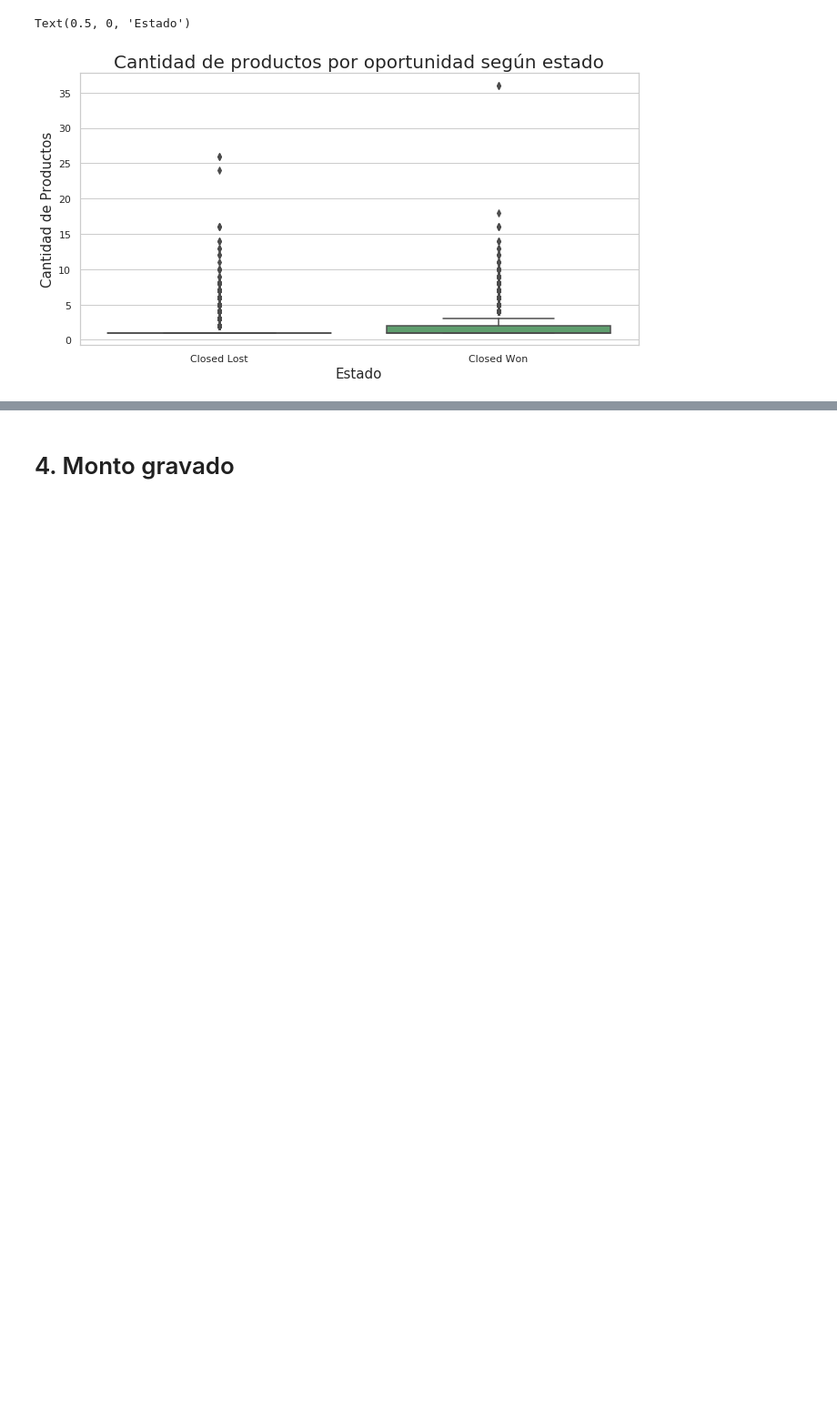
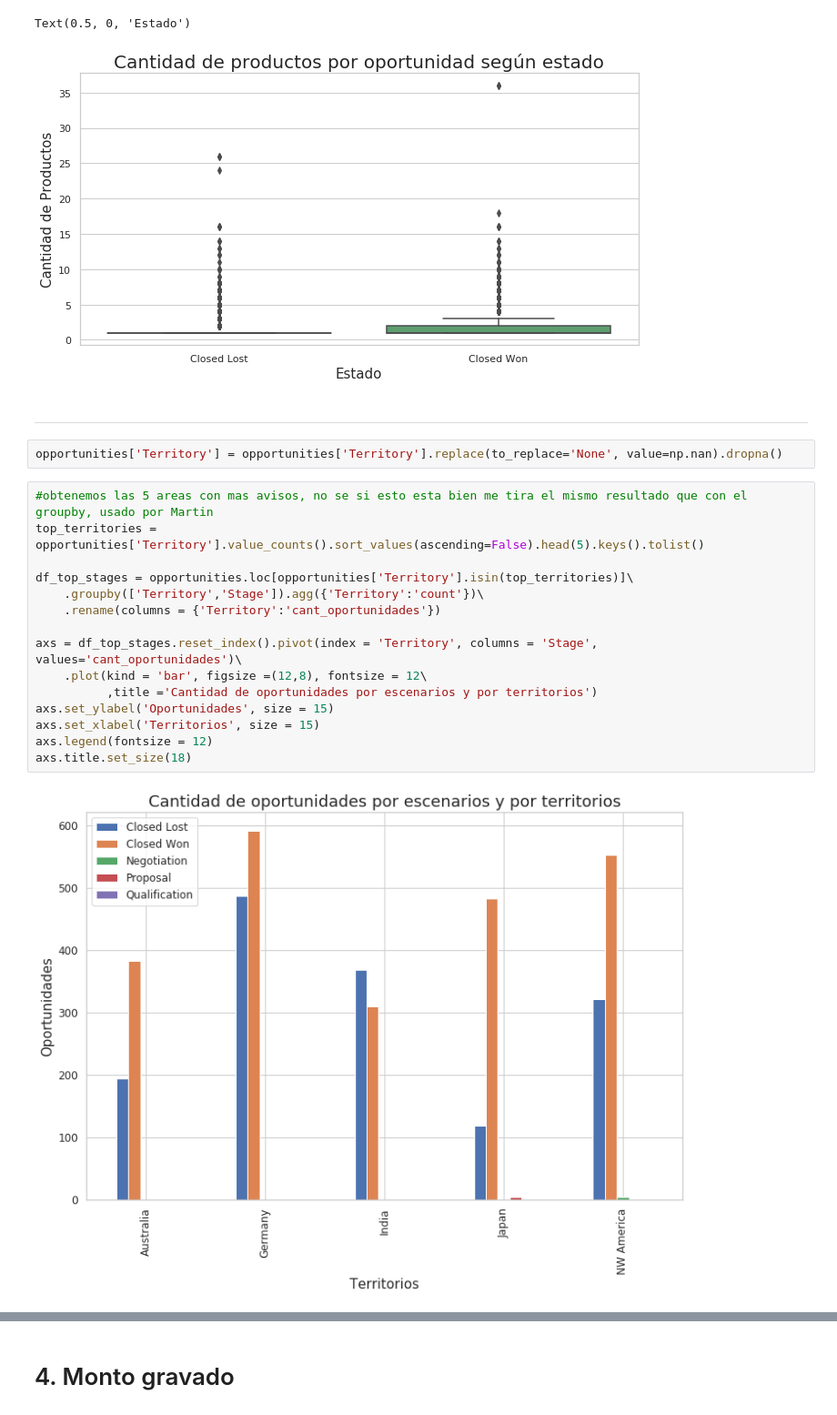
Before and after one commit to germanbc/Organizacion-de-Datos-2c2020-TP1, a Jupyter notebook: TP1.ipynb, the cells around one changed output, grey strips where cells are left out. Shown at 91% size. Cells and saved outputs as stored; diff of their text form; blank space fills up the shorter version.

```diff
--- a/TP1.ipynb
+++ b/TP1.ipynb
@@ -411,3 +546,24 @@ visua.set_xlabel("Estado", fontsize=15)
 # %% [output]
 Text(0.5, 0, 'Estado')
 [figure]
+# %% [markdown]
+---
+# %%
+opportunities['Territory'] = opportunities['Territory'].replace(to_replace='None', value=np.nan).dropna()
+# %%
+#obtenemos las 5 areas con mas avisos, no se si esto esta bien me tira el mismo resultado que con el groupby, usado por Martin
+top_territories = opportunities['Territory'].value_counts().sort_values(ascending=False).head(5).keys().tolist()
+
+df_top_stages = opportunities.loc[opportunities['Territory'].isin(top_territories)]\
+    .groupby(['Territory','Stage']).agg({'Territory':'count'})\
+    .rename(columns = {'Territory':'cant_oportunidades'})
+
+axs = df_top_stages.reset_index().pivot(index = 'Territory', columns = 'Stage', values='cant_oportunidades')\
+    .plot(kind = 'bar', figsize =(12,8), fontsize = 12\
+          ,title ='Cantidad de oportunidades por escenarios y por territorios')
+axs.set_ylabel('Oportunidades', size = 15)
+axs.set_xlabel('Territorios', size = 15)
+axs.legend(fontsize = 12)
+axs.title.set_size(18)
+# %% [output]
+[figure, added]
```
Also changed, not shown: parts of 16 cells of this notebook.
